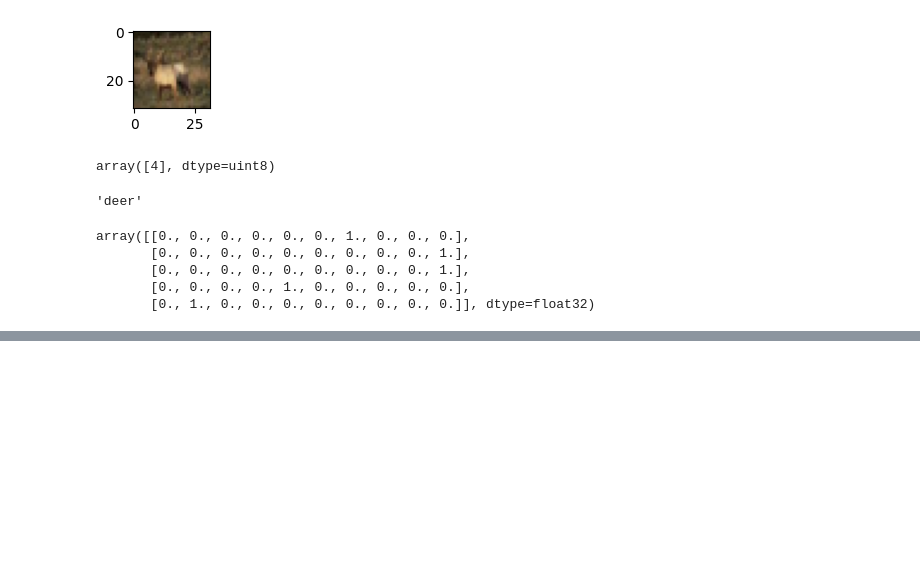
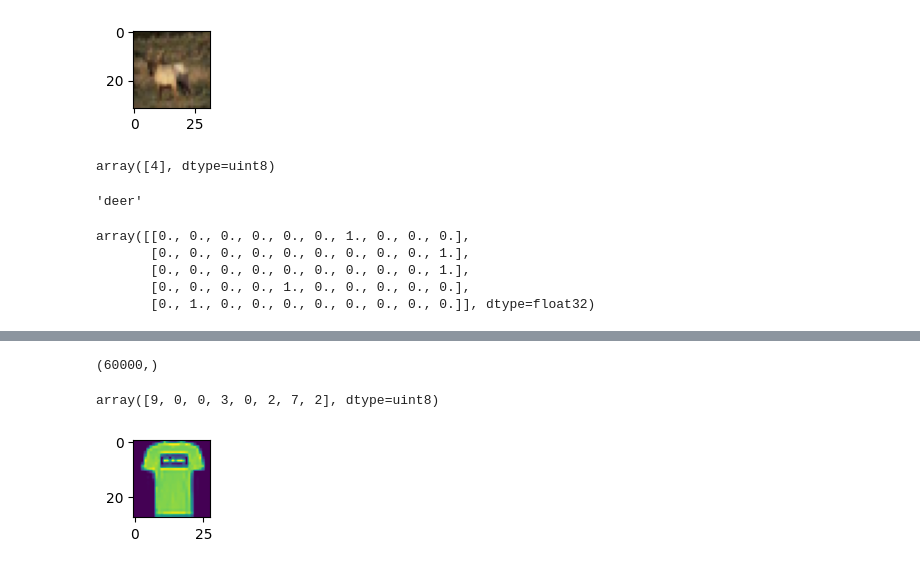
Before and after one commit to Surajpatra700/Deep-Learning_Project, a Jupyter notebook: Deep_Learning.ipynb, the cells around one changed output, grey strips where cells are left out. Saved outputs shown, nothing was run; the diff lists cells and outputs as text; code cells hidden in the pictures; blank space fills up the shorter version.

```diff
--- a/Deep_Learning.ipynb
+++ b/Deep_Learning.ipynb
@@ -740,0 +761,2 @@ Epoch 8/8
+# %%
+(X_train, y_train), (X_test, y_test) = tf.keras.datasets.fashion_mnist.load_data()
@@ -740,0 +822,8 @@ Epoch 8/8
+# %%
+y_train.shape
+# %% [output]
+(60000,)
+# %%
+y_train[0:8]
+# %% [output]
+array([9, 0, 0, 3, 0, 2, 7, 2], dtype=uint8)
@@ -740,0 +832,8 @@ Epoch 8/8
+# %%
+def visualisation(index):
+  plt.figure(figsize=(10,1))
+  plt.imshow(X_train[index])
+# %%
+visualisation(1)
+# %% [output]
+[figure, added]
```
Also changed, not shown: parts of 17 cells of this notebook.
